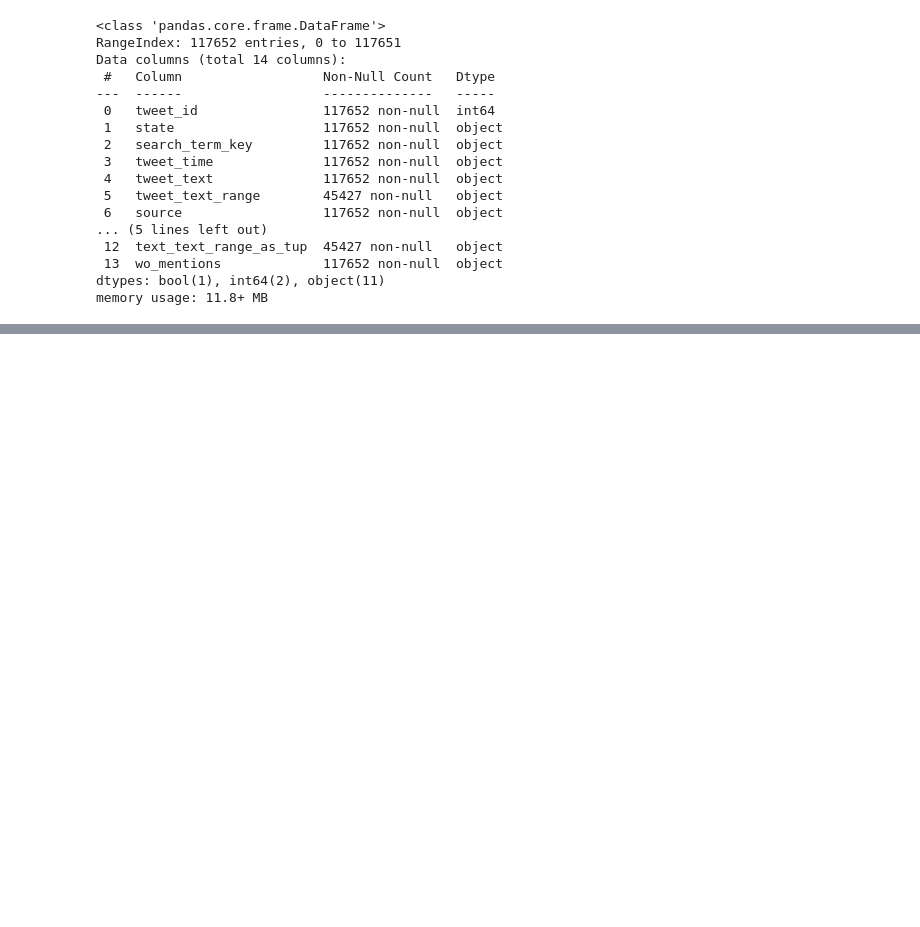
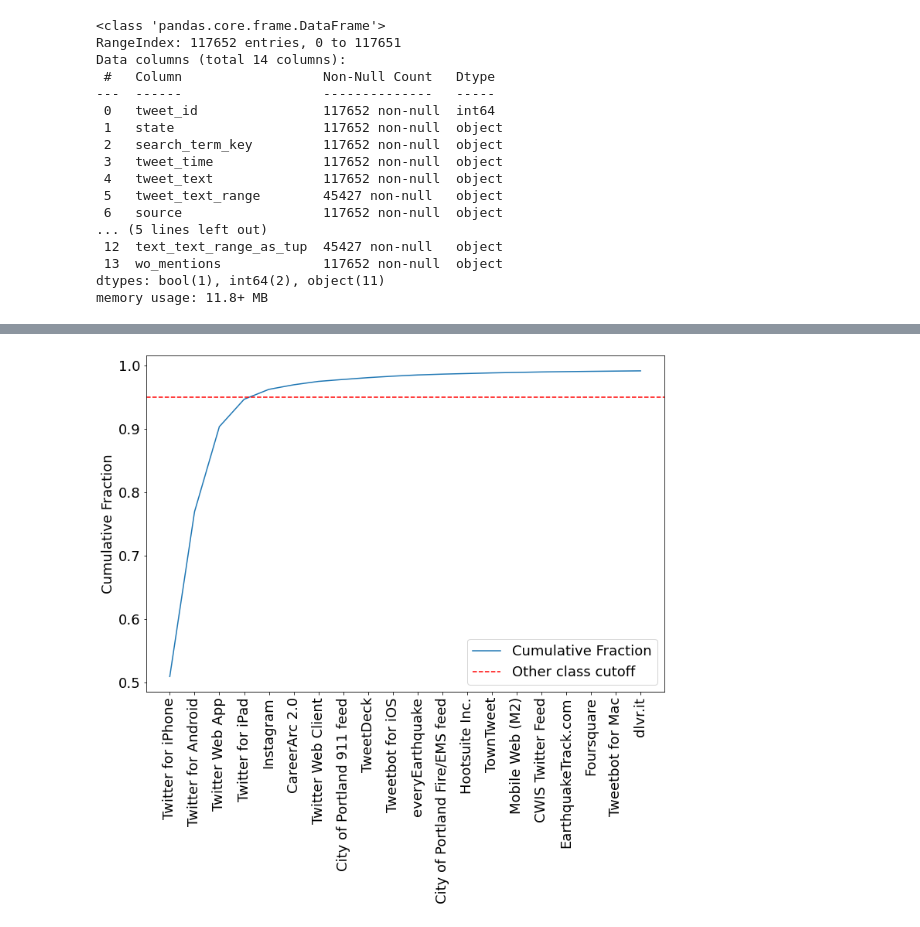
Before and after one commit to connorslagle/micro-blog-demo-targeting, a Jupyter notebook: notebooks/EDA_revisited.ipynb, the cells around one changed output, grey strips where cells are left out. Drawn from its saved outputs; the diff is of its cells as text; code cells hidden in the pictures; blank space fills up the shorter version.

Commit message:
df cleaning cont., format source, dates

```diff
--- a/notebooks/EDA_revisited.ipynb
+++ b/notebooks/EDA_revisited.ipynb
@@ -214,3 +214,6 @@ Data columns (total 14 columns):
  13  wo_mentions             117652 non-null  object
 dtypes: bool(1), int64(2), object(11)
 memory usage: 11.8+ MB
+# %%
+date_cols = ['tweet_date_created', 'user_date_created']
+df_clean = pd.read_csv('../data/2020-08-11_all_clean.csv', lineterminator='\n', parse_dates=date_cols, infer_datetime_format=True)
@@ -216,0 +241,14 @@ memory usage: 11.8+ MB
+# %%
+df_bysource = df_clean.groupby('source_text').count().sort_values('state', ascending=False)
+vals = df_bysource.values[:,1]
+scaled_vals = vals/np.sum(vals)
+
+fig, ax = plt.subplots(figsize=(12,8))
+ax.plot(df_bysource.index[:20], np.cumsum(scaled_vals)[:20], label='Cumulative Fraction')
+ax.set_xticklabels(df_bysource.index[:20], rotation=90)
+ax.axhline(0.95, label='Other class cutoff', ls='--', c='r')
+ax.legend()
+ax.set_ylabel('Cumulative Fraction')
+plt.show()
+# %% [output]
+[figure, added]
```
Also changed, not shown: parts of 10 cells of this notebook, 1 other file.
